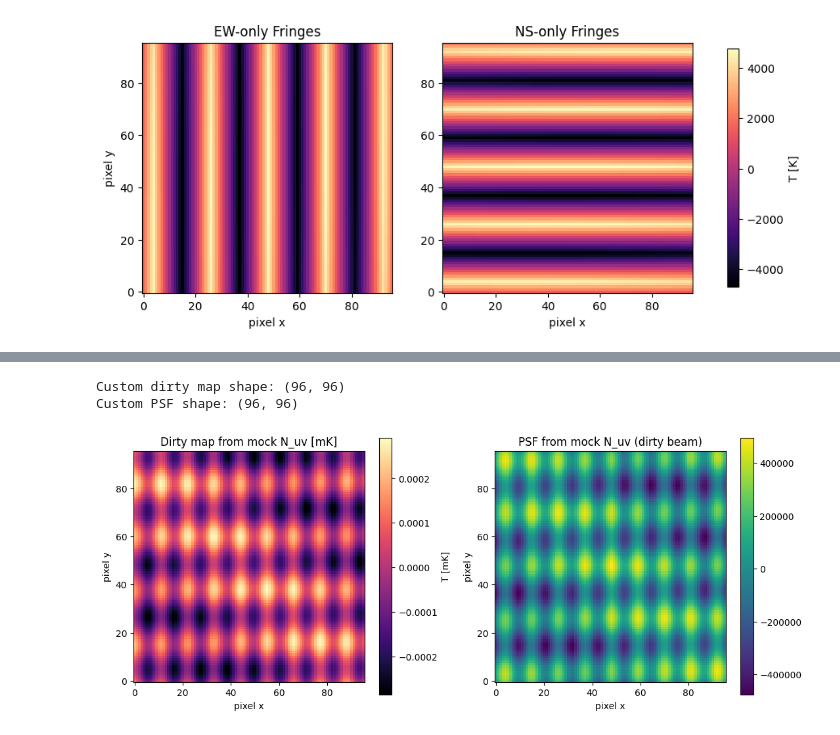
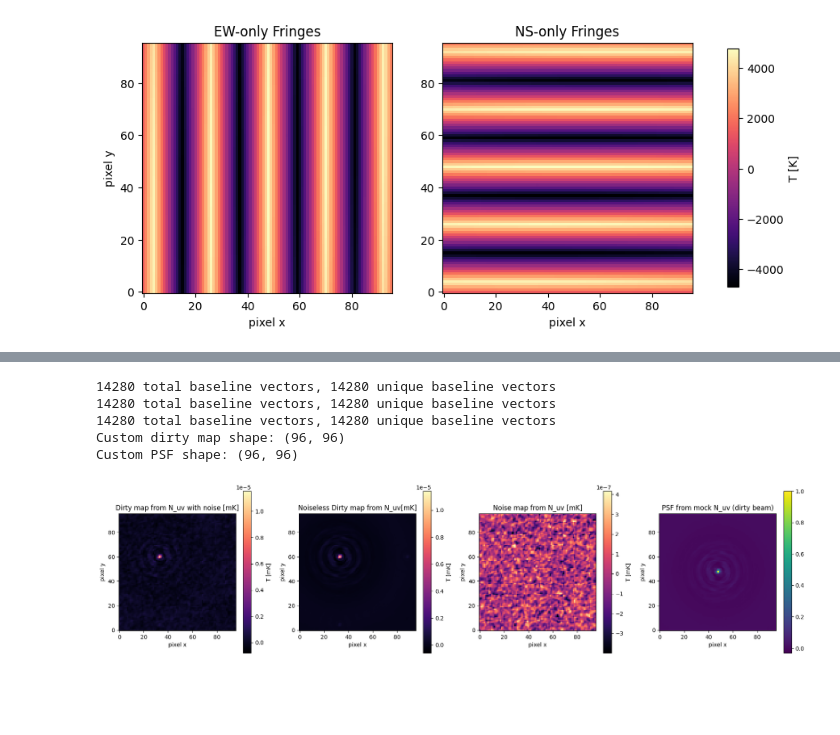
Before and after one commit to McGill-Cosmic-Dawn-Group/LIMstat, a Jupyter notebook: tutorials/tutorial_interferometer.ipynb, the cells around one changed output, grey strips where cells are left out. Drawn from its saved outputs; the diff is of its cells as text; code cells hidden in the pictures; blank space fills up the shorter version.

Commit message:
added natural weighting to the noise

```diff
--- a/tutorials/tutorial_interferometer.ipynb
+++ b/tutorials/tutorial_interferometer.ipynb
@@ -103,7 +105,7 @@ def mock_random(n_ants=12, aperture_m=30.0, seed=42):
 
 ARRAY_LAYOUT = 'random'  # 'grid' or 'random'
 
-n_ants = 40
+n_ants = 120
 aperture_m = 300.0
 seed = 0
 
@@ -644,28 +659,46 @@ plt.colorbar(im0, ax=axes[0], label='count')
 # %%
-dirty_custom = instrument.get_dirty_map(true_sky, freq, N_uv=N_uv)
-psf_custom = instrument.get_psf(freq, N_uv=N_uv)
+instrument.T_sys = 10000 * units.K # making noise large so it's visible
+dirty_custom = instrument.get_dirty_map(true_sky, freq, N_uv=N_uv, noise=True)
+dirty_custom_noiseless = instrument.get_dirty_map(true_sky, freq, N_uv=N_uv, noise=False)
+dirty_noise = instrument.get_noise_map(freq, N_uv=N_uv)
+psf_custom = instrument.get_psf(freq, N_uv=N_uv, peak_normalize=True)
 
-assert np.allclose(instrument.count_map, mock_N)
+assert np.allclose(instrument.count_map, N_uv[2])
 print(f'Custom dirty map shape: {dirty_custom.shape}')
 print(f'Custom PSF shape: {psf_custom.shape}')
 # %% [output]
+14280 total baseline vectors, 14280 unique baseline vectors
+14280 total baseline vectors, 14280 unique baseline vectors
+14280 total baseline vectors, 14280 unique baseline vectors
 Custom dirty map shape: (96, 96)
 Custom PSF shape: (96, 96)
 # %%
-fig, axes = plt.subplots(1, 2, figsize=(11, 4.5))
+fig, axes = plt.subplots(1, 4, figsize=(18, 4.5))
 
 im0 = axes[0].imshow(dirty_custom * 1e3, origin='lower', cmap='magma')
-axes[0].set_title('Dirty map from mock N_uv [mK]')
+axes[0].set_title('Dirty map from N_uv with noise [mK]')
 axes[0].set_xlabel('pixel x')
 axes[0].set_ylabel('pixel y')
 plt.colorbar(im0, ax=axes[0], label='T [mK]')
 
-im1 = axes[1].imshow(psf_custom, origin='lower', cmap='viridis')
-axes[1].set_title('PSF from mock N_uv (dirty beam)')
+im1 = axes[1].imshow(dirty_custom_noiseless * 1e3, origin='lower', cmap='magma')
+axes[1].set_title('Noiseless Dirty map from N_uv[mK]')
 axes[1].set_xlabel('pixel x')
 axes[1].set_ylabel('pixel y')
-plt.colorbar(im1, ax=axes[1])
+plt.colorbar(im1, ax=axes[1], label='T [mK]')
+
+im2 = axes[2].imshow(dirty_noise * 1e3, origin='lower', cmap='magma')
+axes[2].set_title('Noise map from N_uv [mK]')
+axes[2].set_xlabel('pixel x')
+axes[2].set_ylabel('pixel y')
+plt.colorbar(im2, ax=axes[2], label='T [mK]')
+
+im3 = axes[3].imshow(psf_custom, origin='lower', cmap='viridis')
+axes[3].set_title('PSF from mock N_uv (dirty beam)')
+axes[3].set_xlabel('pixel x')
+axes[3].set_ylabel('pixel y')
+plt.colorbar(im3, ax=axes[3])
 
 plt.tight_layout()
 # %% [output]
-[figure, old version]
+[figure, new version]
```
Also changed, not shown: parts of 22 cells of this notebook, 1 other file.
